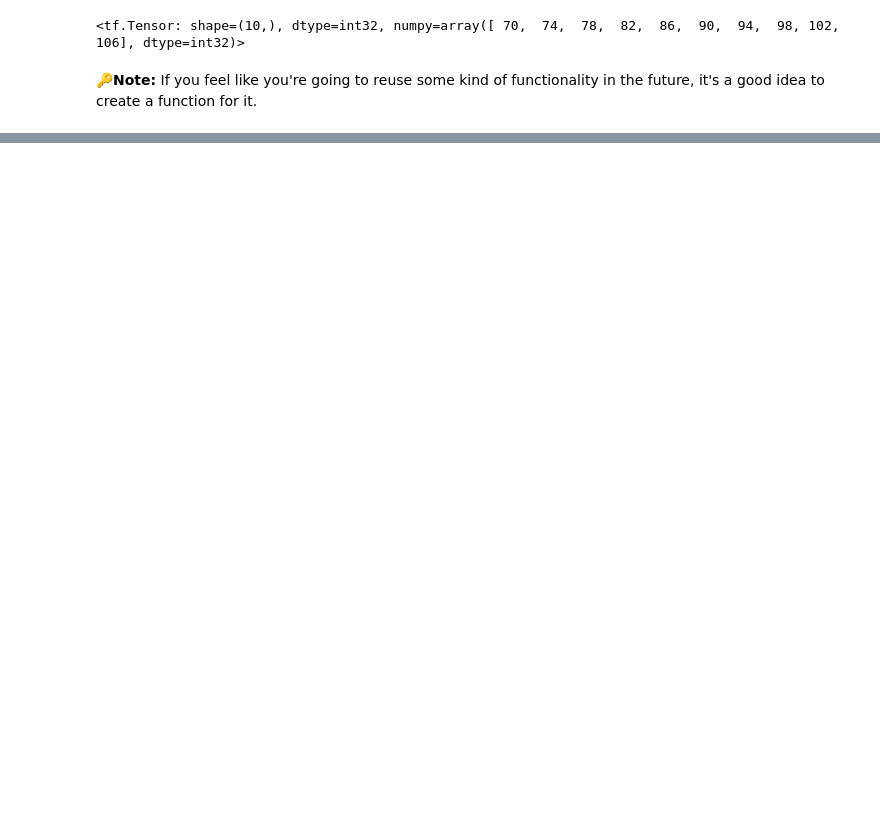
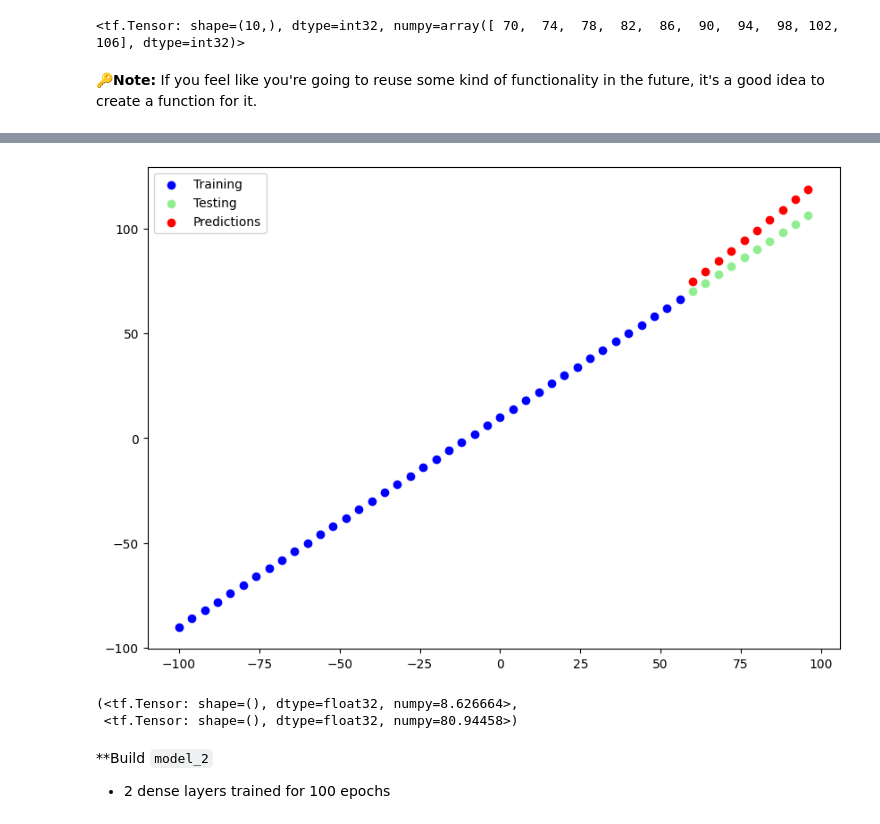
Before and after one commit to Khey17/100-Days-Of-ML-Code, a Jupyter notebook: Neural_Network_Regression_with_TensorFlow_01.ipynb, the cells around one changed output, grey strips where cells are left out. Saved outputs shown, nothing was run; the diff lists cells and outputs as text; code cells hidden in the pictures; blank space fills up the shorter version.

```diff
--- a/Neural_Network_Regression_with_TensorFlow_01.ipynb
+++ b/Neural_Network_Regression_with_TensorFlow_01.ipynb
@@ -426,0 +506,16 @@ plot_predictions(train_data=X_train, train_labels=y_train,
+# %%
+# Set random seed
+tf.random.set_seed(42)
+
+# 1. Create the model
+model_1 = tf.keras.Sequential([
+    tf.keras.layers.Dense(1)
+])
+
+# 2. Compile the model
+model_1.compile(loss=tf.keras.losses.mae,
+                optimizer=tf.keras.optimizers.SGD(),
+                metrics=["mae"])
+
+# 3. Fit the model
+model_1.fit(tf.expand_dims(X_train, axis=-1), y_train, epochs=100)
@@ -426,0 +541,7 @@ plot_predictions(train_data=X_train, train_labels=y_train,
+# %%
+# Make and plot predictions for model_1
+y_preds_1 = model_1.predict(tf.expand_dims(X_test, axis=-1))
+plot_predictions(train_data=X_train, train_labels=y_train,
+                 test_data=X_test, test_labels=y_test,
+                 predictions=y_preds_1)
+# %% [output]
@@ -426,0 +549,13 @@ plot_predictions(train_data=X_train, train_labels=y_train,
+[figure, added]
+# %%
+# Calculate model_1 evaluation metrics
+mae_1 = mae(y_test, tf.squeeze(tf.constant(y_preds_1)))
+mse_1 = mse(y_test, tf.squeeze(tf.constant(y_preds_1)))
+mae_1, mse_1
+# %% [output]
+(<tf.Tensor: shape=(), dtype=float32, numpy=8.626664>,
+ <tf.Tensor: shape=(), dtype=float32, numpy=80.94458>)
+# %% [markdown]
+**Build `model_2`
+
+* 2 dense layers trained for 100 epochs
```
Also changed, not shown: parts of 35 cells of this notebook.
